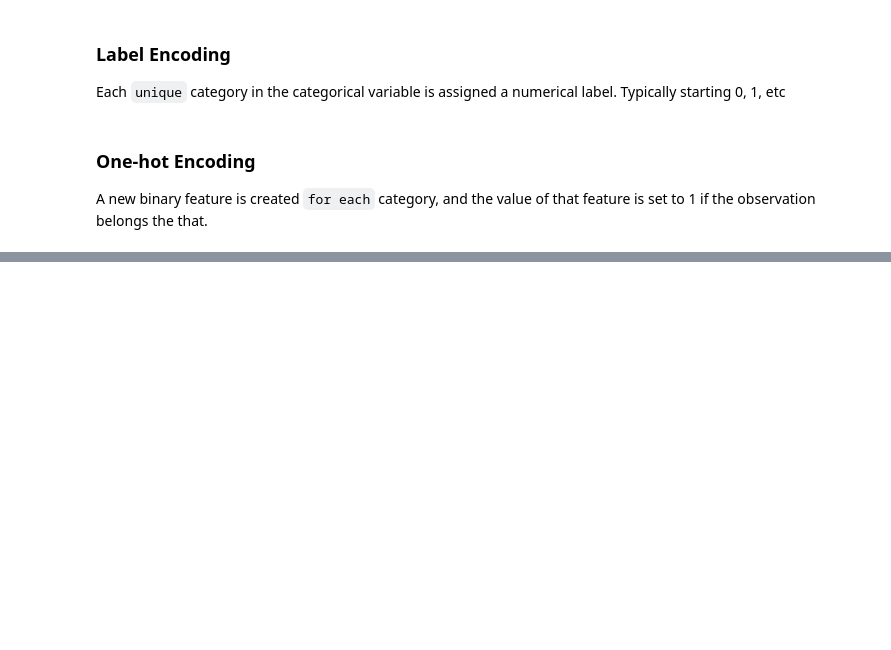
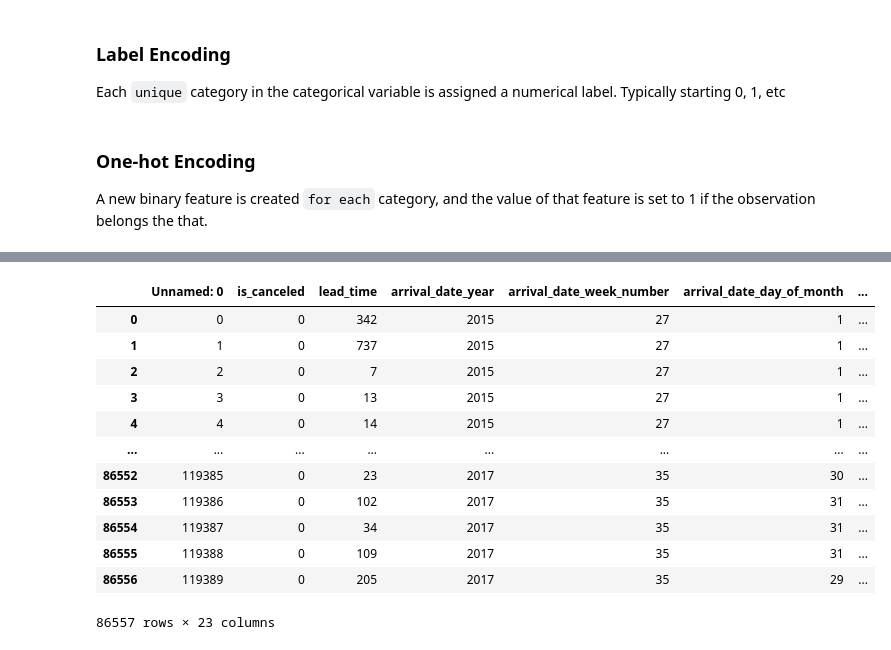
Before and after one commit to CS4580/my-notes-TJEgbert, a Jupyter notebook: module4/correrlation_analysis.ipynb, the cells around one changed output, grey strips where cells are left out. Saved outputs shown, nothing was run; the diff lists cells and outputs as text; code cells hidden in the pictures; blank space fills up the shorter version.

Commit message:
notes 10/9/2024

```diff
--- a/module4/correrlation_analysis.ipynb
+++ b/module4/correrlation_analysis.ipynb
@@ -46,3 +46,10 @@ Each `unique` category in the categorical variable is assigned a numerical label
 # %% [markdown]
 ### One-hot Encoding
 A new binary feature is created `for each` category, and the value of that feature is set to 1 if the observation belongs the that.
+# %%
+import pandas as pd
+# Load dataset
+# Use the hotel_bookins_wip.csv from module3/notes.ipynb
+data_df = pd.read_csv('../data/hotel_booking_wip.csv')
+
+data_df.head()
@@ -48,0 +64,8 @@ A new binary feature is created `for each` category, and the value of that featu
+# %%
+# See dataset dtypes
+# data_df.dtypes
+
+# Task: Create a list of those columns/features that are of type 'object'
+# Using list comprehension with predicate********
+cat_cols = [col for col in data_df.columns if data_df[col].dtype == 'object']
+#cat_cols
@@ -48,0 +179,18 @@ A new binary feature is created `for each` category, and the value of that featu
+# %%
+# Drop the original 'object' columns
+num_df = data_df.drop(columns=cat_cols, axis=1)
+num_df
+# %% [output]
+|  | Unnamed: 0 | is_canceled | lead_time | arrival_date_year | arrival_date_week_number | arrival_date_day_of_month | ... |
+| 0 | 0 | 0 | 342 | 2015 | 27 | 1 | ... |
+| 1 | 1 | 0 | 737 | 2015 | 27 | 1 | ... |
+| 2 | 2 | 0 | 7 | 2015 | 27 | 1 | ... |
+| 3 | 3 | 0 | 13 | 2015 | 27 | 1 | ... |
+| 4 | 4 | 0 | 14 | 2015 | 27 | 1 | ... |
+| ... | ... | ... | ... | ... | ... | ... | ... |
+| 86552 | 119385 | 0 | 23 | 2017 | 35 | 30 | ... |
+| 86553 | 119386 | 0 | 102 | 2017 | 35 | 31 | ... |
+| 86554 | 119387 | 0 | 34 | 2017 | 35 | 31 | ... |
+| 86555 | 119388 | 0 | 109 | 2017 | 35 | 31 | ... |
+| 86556 | 119389 | 0 | 205 | 2017 | 35 | 29 | ... |
+86557 rows × 23 columns
```
Also changed, not shown: parts of 18 cells of this notebook, 1 other file.
